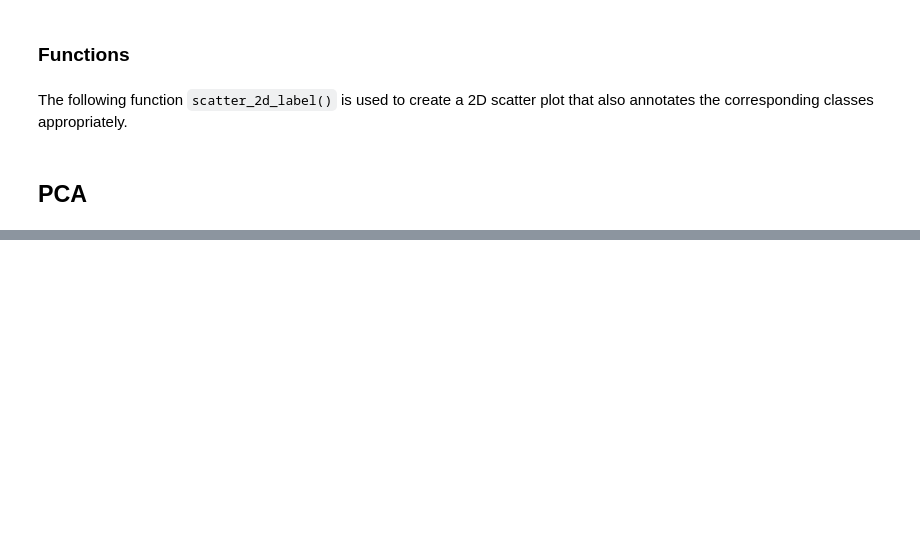
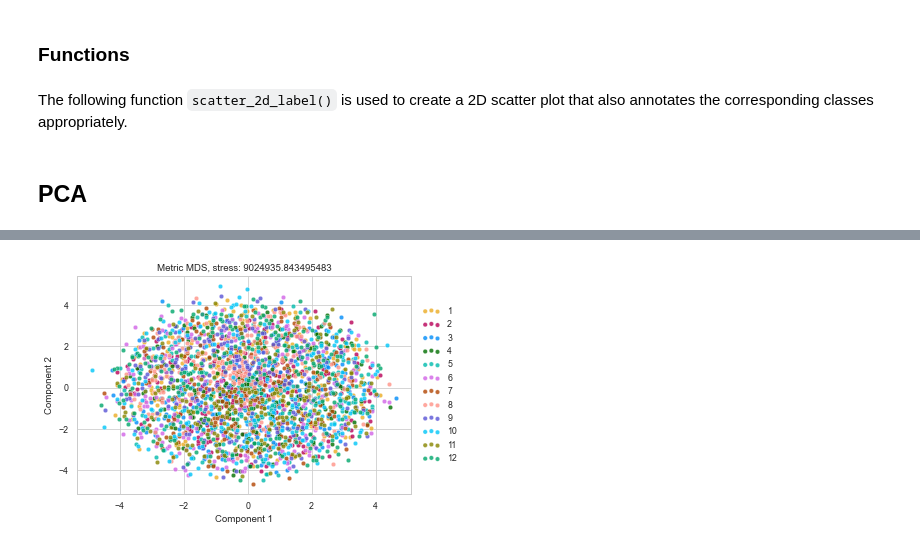
Before and after one commit to TedOiler/dme_gp, a Jupyter notebook: recipes/main.ipynb, the cells around one changed output, grey strips where cells are left out. Drawn from its saved outputs; the diff is of its cells as text; code cells hidden in the pictures; blank space fills up the shorter version.

```diff
--- a/recipes/main.ipynb
+++ b/recipes/main.ipynb
@@ -298,13 +298,15 @@ plt.legend(loc='center left', bbox_to_anchor=[1.01, 1.], scatterpoints=3);
 # %%
 ## Metric MDS based on Euclidean distances
 mds = MDS(n_components=2, n_jobs=-1, random_state=10, max_iter=100)
 X_mds_2d = mds.fit_transform(X_train)
 
-scatter_2d_label(X_mds_2d, y_train,alpha=.8,s=30)
+scatter_2d_label(X_mds_2d, y_train,alpha=.8,s=20)
 plt.title('Metric MDS, stress: {}'.format(mds.stress_))
 plt.xlabel('Component 1')
 plt.ylabel('Component 2');
-plt.savefig("./Figures/Metric_MDS_euclid dist.png", dpi=500) ## Save the figure produced
+# plt.savefig("./Figures/Metric_MDS_euclid dist.png", dpi=500,bbox_inches='tight') ## Save the figure produced
+# %% [output]
+[figure, added]
 # %%
 ## Metric MDS based on custom distances
 my_metrics = ['braycurtis', 'canberra']
```
Also changed, not shown: parts of 5 cells of this notebook, 5 other files.
